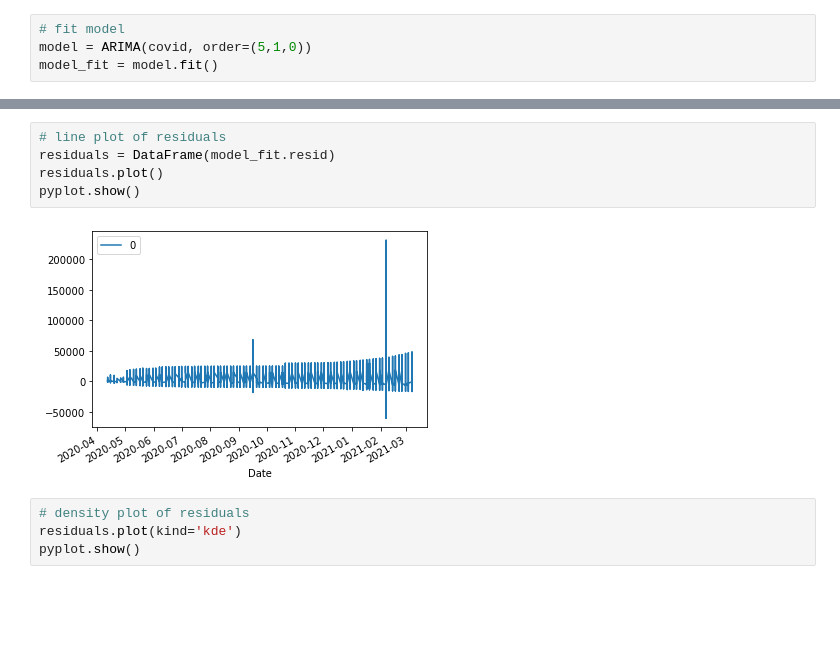
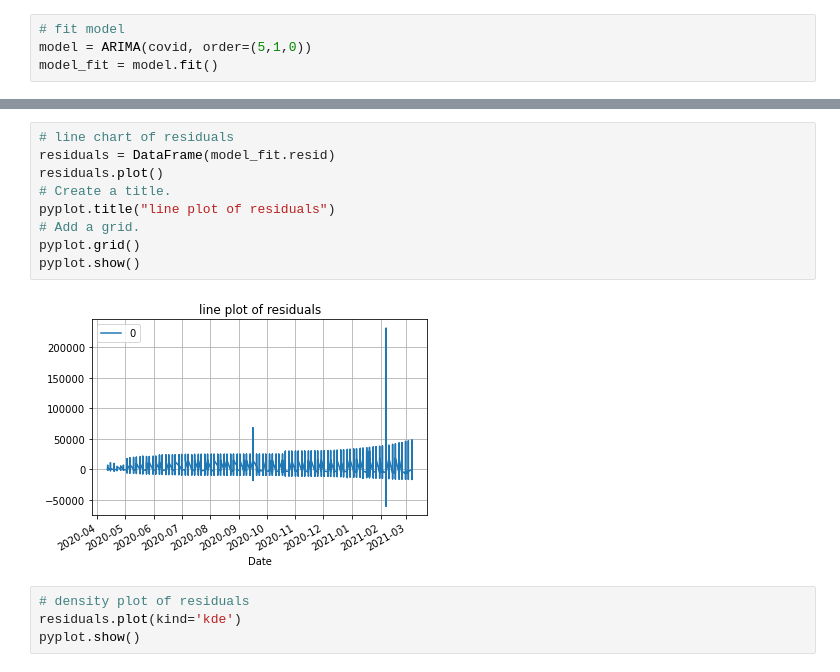
Before and after one commit to antirose/CovidInfectionAnalysis, a Jupyter notebook: machine learning model/ARIMA TIME SERIES.ipynb, the cells around one changed output, grey strips where cells are left out. Drawn from its saved outputs; the diff is of its cells as text; blank space fills up the shorter version.

```diff
--- a/machine learning model/ARIMA TIME SERIES.ipynb
+++ b/machine learning model/ARIMA TIME SERIES.ipynb
@@ -59,12 +58,16 @@ Warnings:
 [1] Covariance matrix calculated using the outer product of gradients (complex-step).
 [2] Covariance matrix is singular or near-singular, with condition number 5.21e+32. Standard errors may be unstable.
 # %%
-# line plot of residuals
+# line chart of residuals
 residuals = DataFrame(model_fit.resid)
 residuals.plot()
+# Create a title.
+pyplot.title("line plot of residuals")
+# Add a grid.
+pyplot.grid()
 pyplot.show()
 # %% [output]
-[figure, old version]
+[figure, new version]
 # %%
 # density plot of residuals
 residuals.plot(kind='kde')
```
Also changed, not shown: parts of 7 cells of this notebook, 17 other files.
